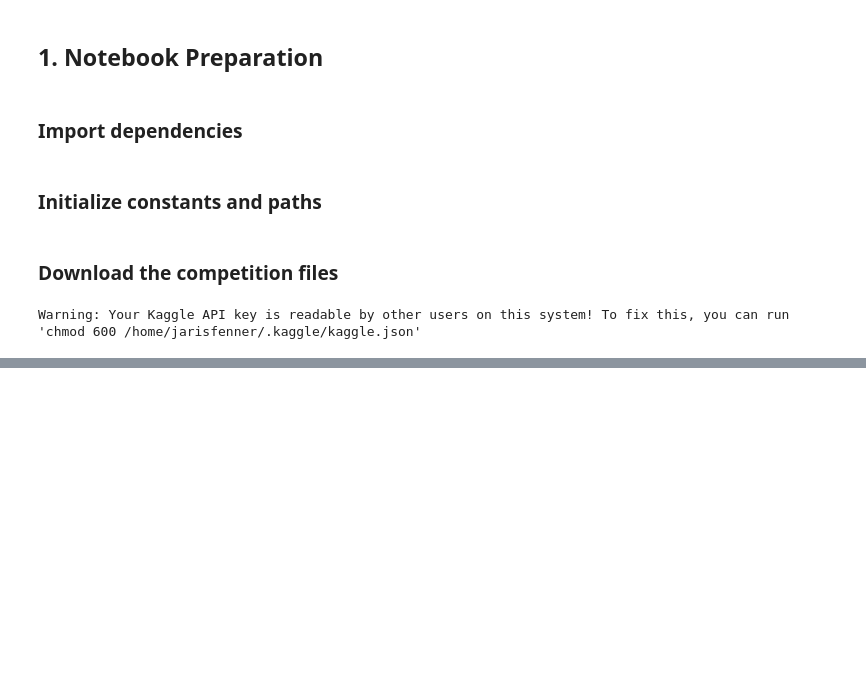
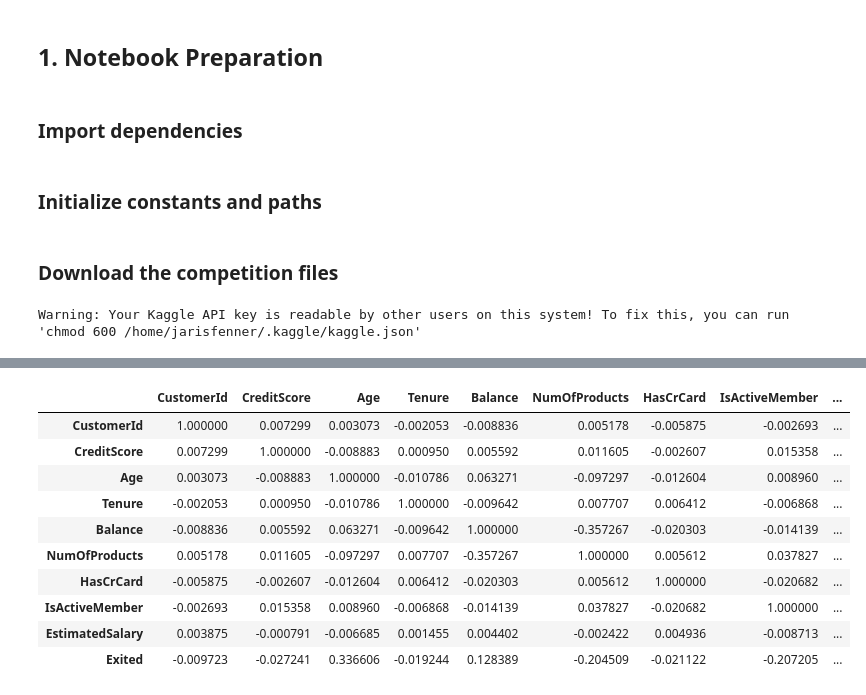
Before and after one commit to Kaaykun/Kaggle-Competition-01, a Jupyter notebook: notebooks/main.ipynb, the cells around one changed output, grey strips where cells are left out. Cells and saved outputs as stored; diff of their text form; code cells hidden in the pictures; blank space fills up the shorter version.

Commit message:
Data Exploration complete

```diff
--- a/notebooks/main.ipynb
+++ b/notebooks/main.ipynb
@@ -36,0 +176,7 @@ Warning: Your Kaggle API key is readable by other users on this system! To fix t
+# %%
+# Remove the ID / RowNumber column
+df_train = df_train.drop("id", axis=1)
+original_data = original_data.drop("RowNumber", axis=1)
+# %%
+# Add original data to the train set
+df_train = pd.concat([df_train, original_data], axis=0)
@@ -36,0 +217,2 @@ Warning: Your Kaggle API key is readable by other users on this system! To fix t
+# %%
+df_train = df_train.drop_duplicates().dropna()
@@ -36,0 +267,2 @@ Warning: Your Kaggle API key is readable by other users on this system! To fix t
+# %%
+numeric_data = df_train.select_dtypes(include=[np.number])
@@ -36,0 +278,15 @@ Warning: Your Kaggle API key is readable by other users on this system! To fix t
+# %%
+corr = numeric_data.corr()
+corr.style.background_gradient(cmap='coolwarm')
+# %% [output]
+|  | CustomerId | CreditScore | Age | Tenure | Balance | NumOfProducts | HasCrCard | IsActiveMember | ... |
+| CustomerId | 1.000000 | 0.007299 | 0.003073 | -0.002053 | -0.008836 | 0.005178 | -0.005875 | -0.002693 | ... |
+| CreditScore | 0.007299 | 1.000000 | -0.008883 | 0.000950 | 0.005592 | 0.011605 | -0.002607 | 0.015358 | ... |
+| Age | 0.003073 | -0.008883 | 1.000000 | -0.010786 | 0.063271 | -0.097297 | -0.012604 | 0.008960 | ... |
+| Tenure | -0.002053 | 0.000950 | -0.010786 | 1.000000 | -0.009642 | 0.007707 | 0.006412 | -0.006868 | ... |
+| Balance | -0.008836 | 0.005592 | 0.063271 | -0.009642 | 1.000000 | -0.357267 | -0.020303 | -0.014139 | ... |
+| NumOfProducts | 0.005178 | 0.011605 | -0.097297 | 0.007707 | -0.357267 | 1.000000 | 0.005612 | 0.037827 | ... |
+| HasCrCard | -0.005875 | -0.002607 | -0.012604 | 0.006412 | -0.020303 | 0.005612 | 1.000000 | -0.020682 | ... |
+| IsActiveMember | -0.002693 | 0.015358 | 0.008960 | -0.006868 | -0.014139 | 0.037827 | -0.020682 | 1.000000 | ... |
+| EstimatedSalary | 0.003875 | -0.000791 | -0.006685 | 0.001455 | 0.004402 | -0.002422 | 0.004936 | -0.008713 | ... |
+| Exited | -0.009723 | -0.027241 | 0.336606 | -0.019244 | 0.128389 | -0.204509 | -0.021122 | -0.207205 | ... |
```
Also changed, not shown: parts of 39 cells of this notebook.
